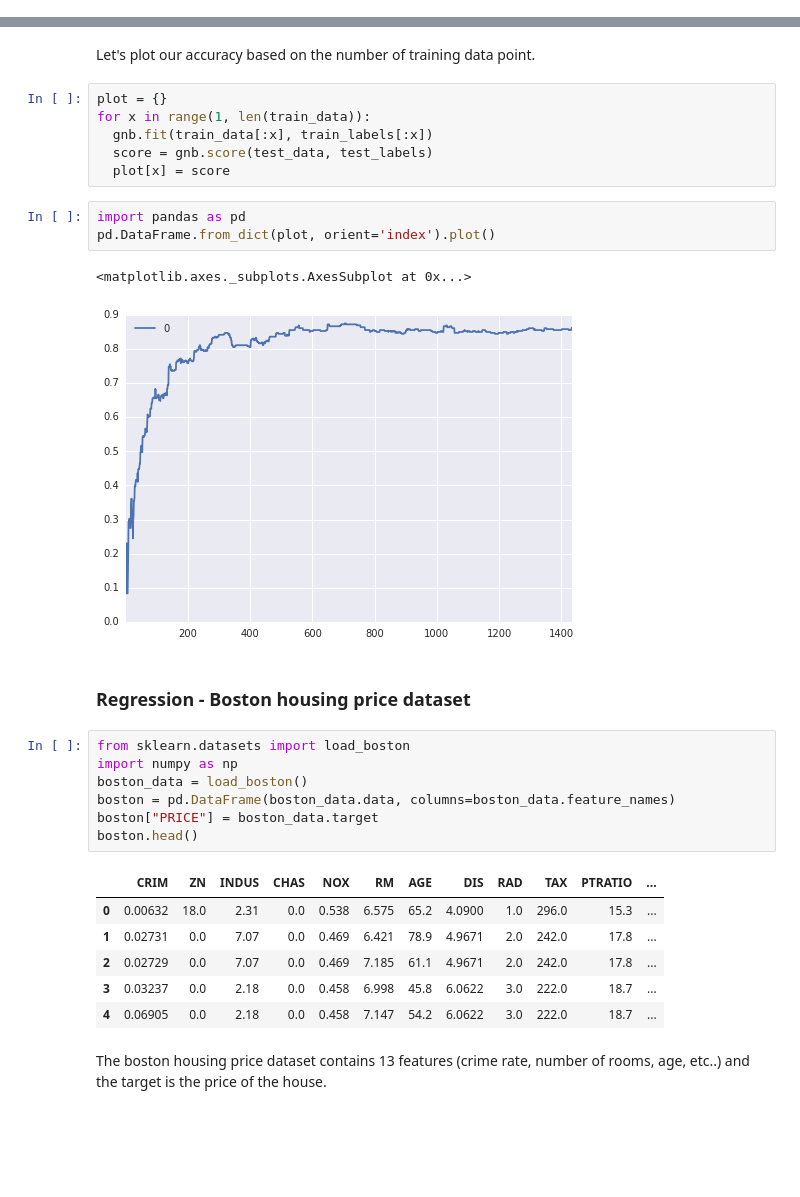
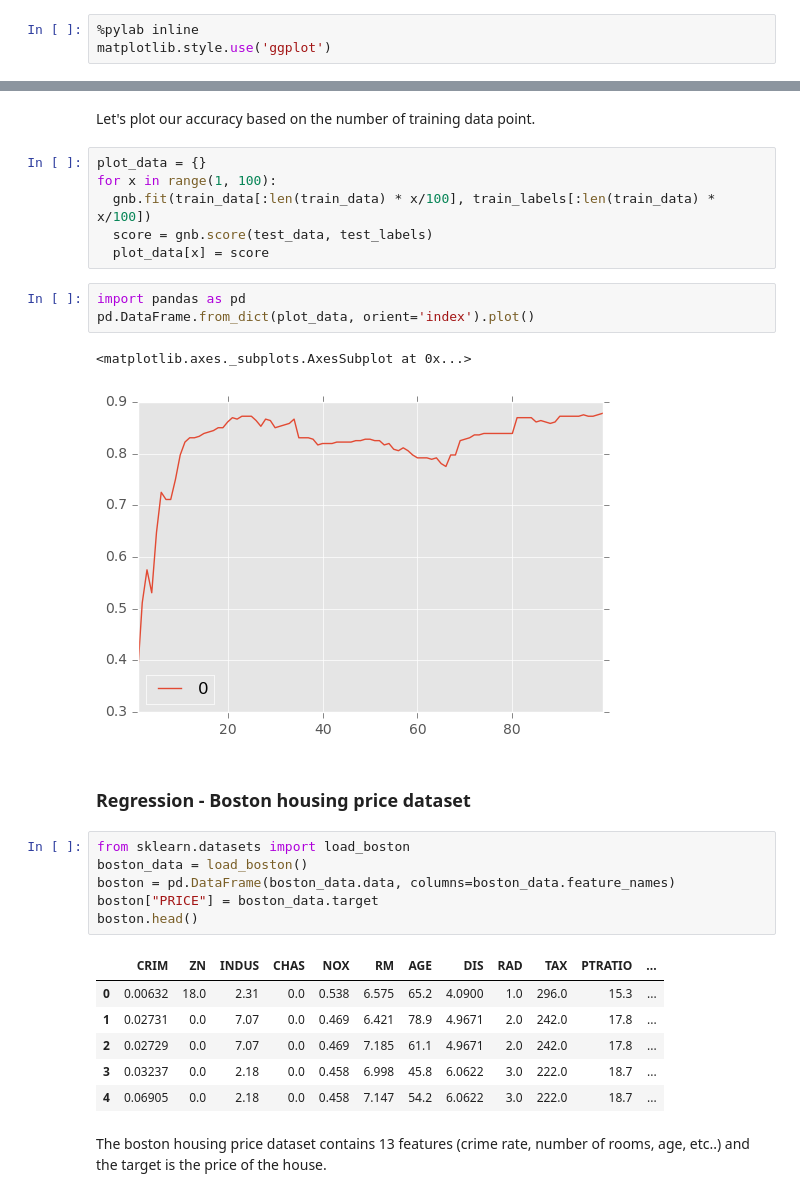
Before and after one commit to volnt/ml101, a Jupyter notebook: ml101.ipynb, the cells around one changed output, grey strips where cells are left out. Cells and saved outputs as stored; diff of their text form; blank space fills up the shorter version.

```diff
--- a/ml101.ipynb
+++ b/ml101.ipynb
@@ -0,0 +1,3 @@
+# %%
+%pylab inline
+matplotlib.style.use('ggplot')
@@ -63,22 +69,21 @@ Accuracy of our model : 74.72%
 # %% [markdown]
 Let's plot our accuracy based on the number of training data point.
 # %%
-plot = {}
-for x in range(1, len(train_data)):
-  gnb.fit(train_data[:x], train_labels[:x])
+plot_data = {}
+for x in range(1, 100):
+  gnb.fit(train_data[:len(train_data) * x/100], train_labels[:len(train_data) * x/100])
   score = gnb.score(test_data, test_labels)
-  plot[x] = score
+  plot_data[x] = score
 # %%
 import pandas as pd
-pd.DataFrame.from_dict(plot, orient='index').plot()
+pd.DataFrame.from_dict(plot_data, orient='index').plot()
 # %% [output]
 <matplotlib.axes._subplots.AxesSubplot at 0x...>
-[figure, old version]
+[figure, new version]
 # %% [markdown]
 ### Regression - Boston housing price dataset
 # %%
 from sklearn.datasets import load_boston
-import numpy as np
 boston_data = load_boston()
 boston = pd.DataFrame(boston_data.data, columns=boston_data.feature_names)
 boston["PRICE"] = boston_data.target
```
Also changed, not shown: parts of 40 cells of this notebook.
